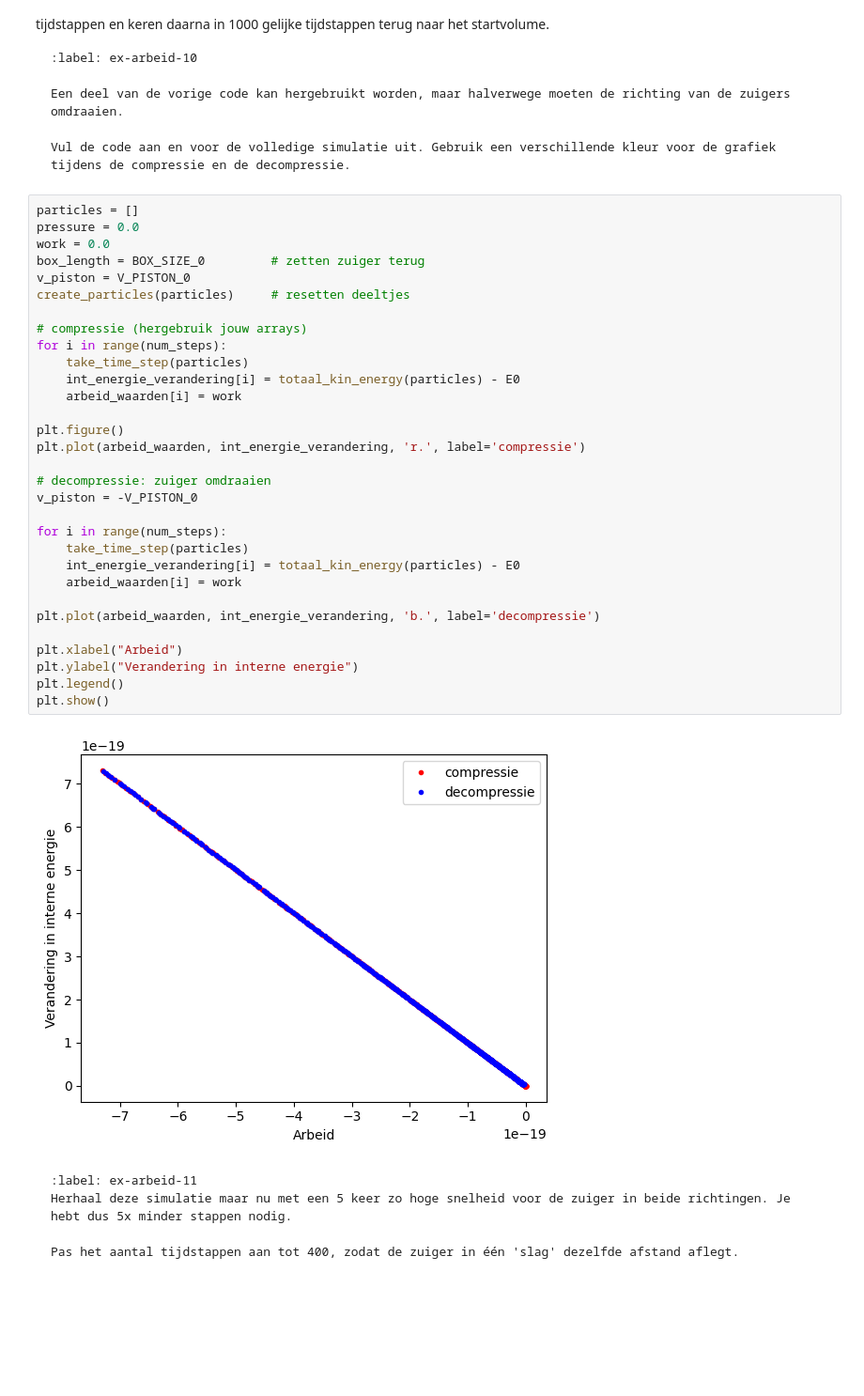
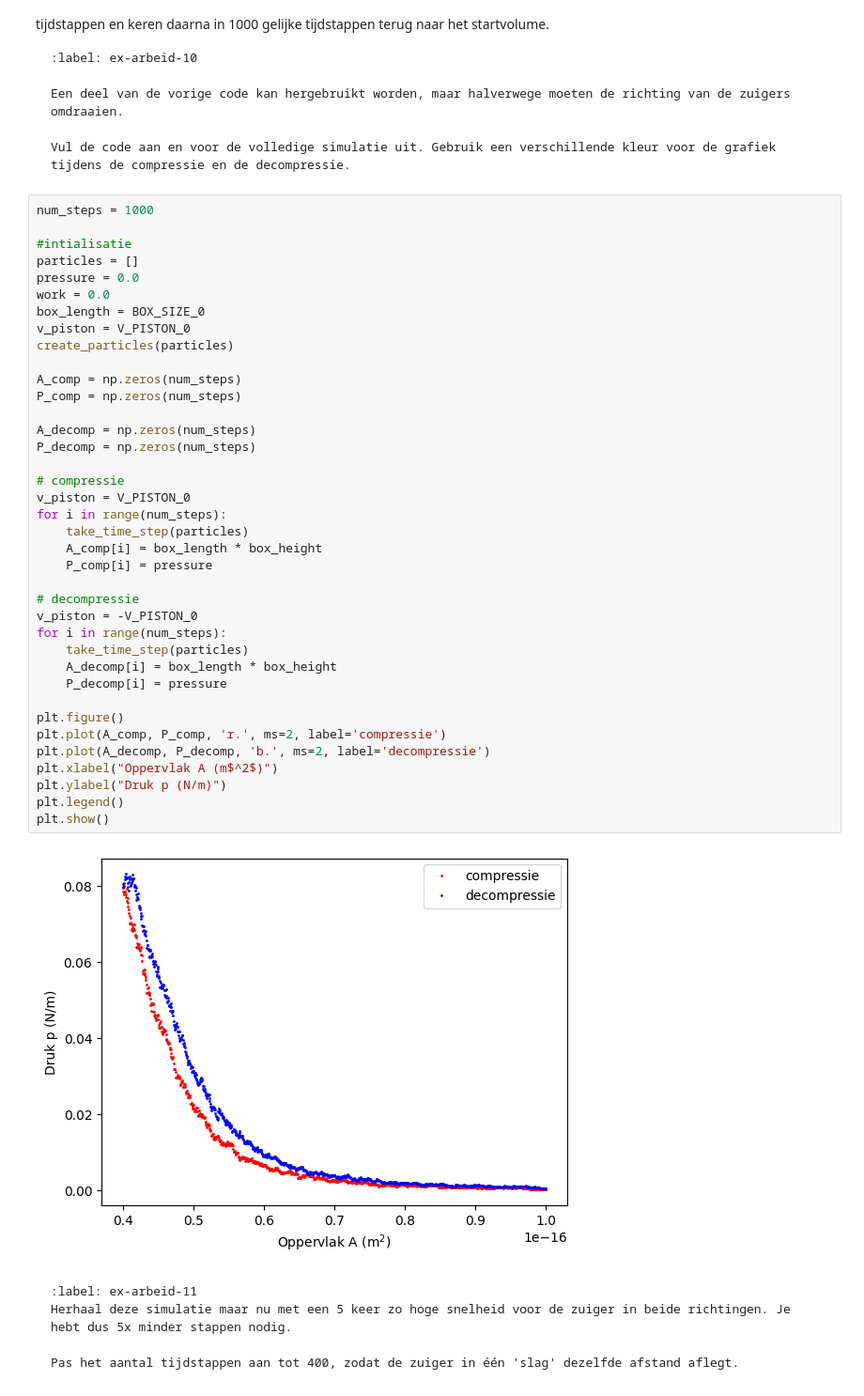
Before and after one commit to qsanson/Kwadraat, a Jupyter notebook: Content/PySim/7_arbeid.ipynb, the cells around one changed output. Shown at 94% size. Saved outputs shown, nothing was run; the diff lists cells and outputs as text; blank space fills up the shorter version.

````diff
--- a/Content/PySim/7_arbeid.ipynb
+++ b/Content/PySim/7_arbeid.ipynb
@@ -536,38 +536,45 @@ Een deel van de vorige code kan hergebruikt worden, maar halverwege moeten de ri
 Vul de code aan en voor de volledige simulatie uit. Gebruik een verschillende kleur voor de grafiek tijdens de compressie en de decompressie.
 ```
 # %%
+num_steps = 1000
+
+#intialisatie
 particles = []
 pressure = 0.0
 work = 0.0
-box_length = BOX_SIZE_0         # zetten zuiger terug
+box_length = BOX_SIZE_0
 v_piston = V_PISTON_0
-create_particles(particles)     # resetten deeltjes
+create_particles(particles)
 
-# compressie (hergebruik jouw arrays)
+A_comp = np.zeros(num_steps)
+P_comp = np.zeros(num_steps)
+
+A_decomp = np.zeros(num_steps)
+P_decomp = np.zeros(num_steps)
+
+# compressie
+v_piston = V_PISTON_0
 for i in range(num_steps):
     take_time_step(particles)
-    int_energie_verandering[i] = totaal_kin_energy(particles) - E0
-    arbeid_waarden[i] = work
+    A_comp[i] = box_length * box_height
+    P_comp[i] = pressure
+
+# decompressie
+v_piston = -V_PISTON_0
+for i in range(num_steps):
+    take_time_step(particles)
+    A_decomp[i] = box_length * box_height
+    P_decomp[i] = pressure
 
 plt.figure()
-plt.plot(arbeid_waarden, int_energie_verandering, 'r.', label='compressie')
-
-# decompressie: zuiger omdraaien
-v_piston = -V_PISTON_0
-
-for i in range(num_steps):
-    take_time_step(particles)
-    int_energie_verandering[i] = totaal_kin_energy(particles) - E0
-    arbeid_waarden[i] = work
-
-plt.plot(arbeid_waarden, int_energie_verandering, 'b.', label='decompressie')
-
-plt.xlabel("Arbeid")
-plt.ylabel("Verandering in interne energie")
+plt.plot(A_comp, P_comp, 'r.', ms=2, label='compressie')
+plt.plot(A_decomp, P_decomp, 'b.', ms=2, label='decompressie')
+plt.xlabel("Oppervlak A (m$^2$)")
+plt.ylabel("Druk p (N/m)")
 plt.legend()
 plt.show()
 # %% [output]
-[figure, old version]
+[figure, new version]
 # %% [markdown]
 ```{exercise} Afhankelijk van snelheid
 :label: ex-arbeid-11
````
Also changed, not shown: parts of 5 cells of this notebook.
